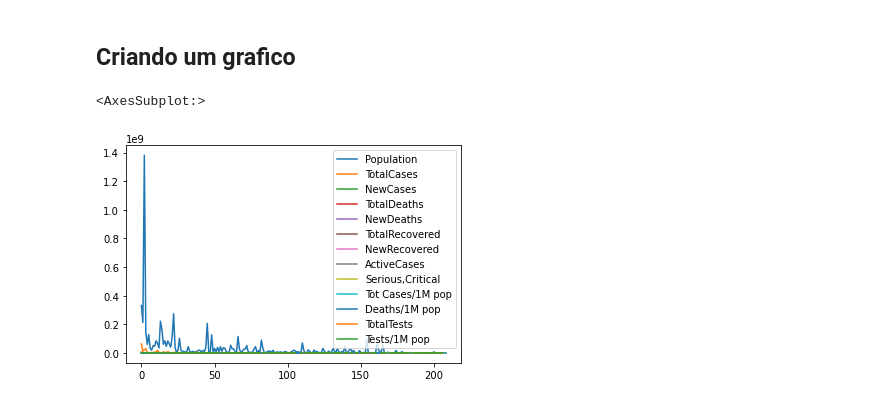
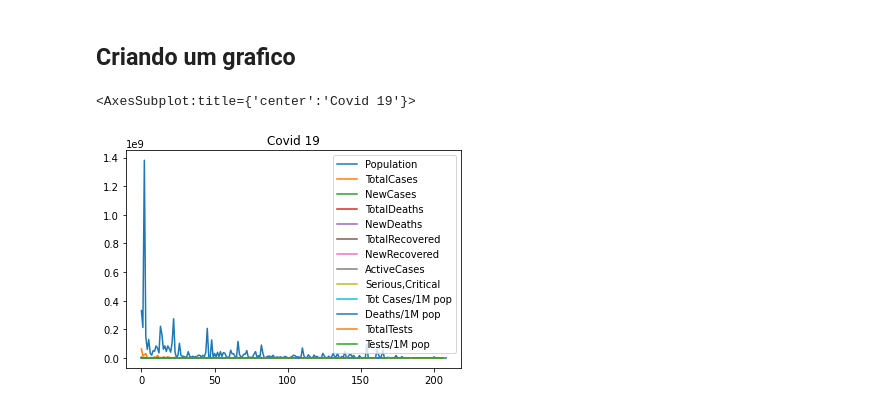
Before and after one commit to cjdotcom/Estudos, a Jupyter notebook: relatorioCovid19/main.ipynb, the cells around one changed output. Saved outputs shown, nothing was run; the diff lists cells and outputs as text; code cells hidden in the pictures.

```diff
--- a/relatorioCovid19/main.ipynb
+++ b/relatorioCovid19/main.ipynb
@@ -24,7 +24,7 @@ br.head()
 # %% [markdown]
 ## Criando um grafico
 # %%
-df.plot()
+df.plot(title='Covid 19')
 # %% [output]
-<AxesSubplot:>
+<AxesSubplot:title={'center':'Covid 19'}>
-[figure, old version]
+[figure, new version]
```
